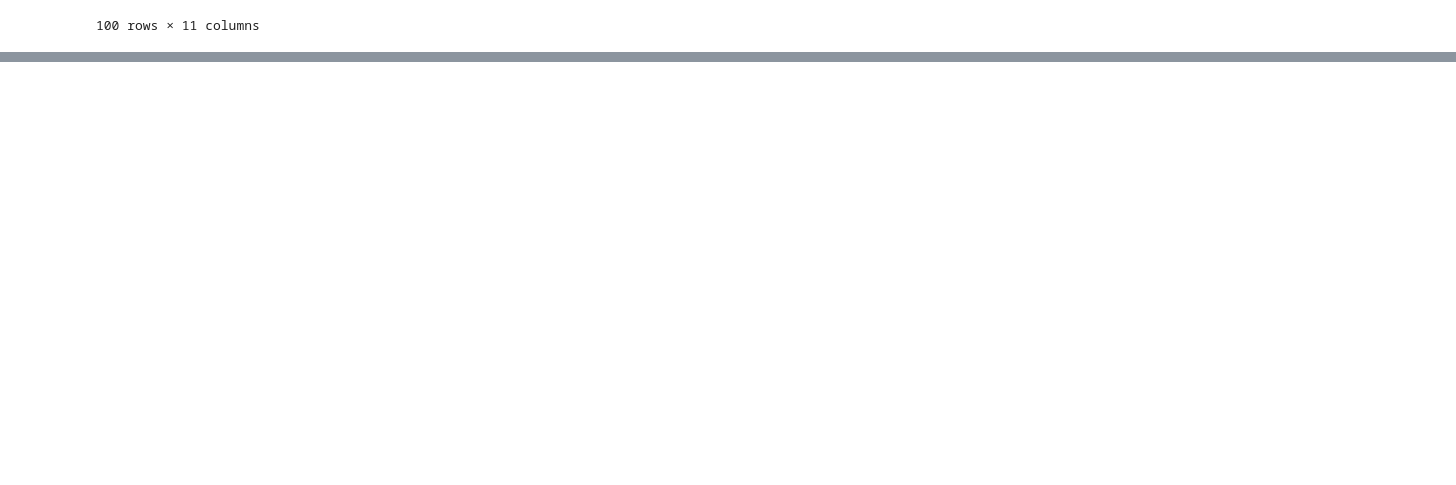
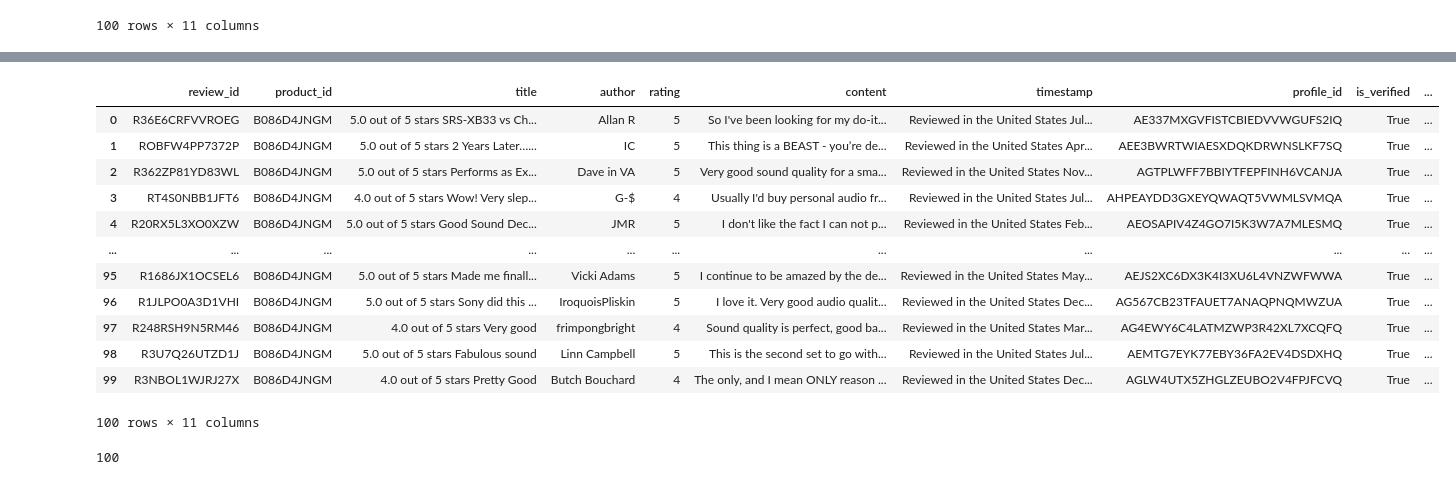
Before and after one commit to Tomisin510/Beats_Speakers_Sentiment_Analysis, a Jupyter notebook: Data_Pre-processing/raw_reviews_to_csv.ipynb, the cells around one changed output, grey strips where cells are left out. Cells and saved outputs as stored; diff of their text form; code cells hidden in the pictures; blank space fills up the shorter version.

```diff
--- a/Data_Pre-processing/raw_reviews_to_csv.ipynb
+++ b/Data_Pre-processing/raw_reviews_to_csv.ipynb
@@ -471,0 +631,71 @@ merged_df.to_csv('merged_reviews_data.csv', index=False)
+# %%
+# Path to the input JSON file containing Sony SRS-XB33 Extra Bass Bluetooth Speaker reviews data
+file_path = 'JSON_files/data_sony_srs.json'
+
+
+# Open the JSON file and load its contents into a Python dictionary
+with open(file_path, 'r') as file:
+    data = json.load(file)
+
+
+# Initialize a list to collect structured review data
+reviews_data = []
+count = 0
+
+# Iterate over each result item in the JSON data
+for result in data['results']:
+    # Extract the ASIN (product identifier) from the nested content
+  asin = result['content']["asin"]
+    # Iterate over every review associated with this result
+  for review in result['content']['reviews']:
+    count += 1 # Increment a counter for processed reviews (used in exception handling)
+    try:
+      # Build a dictionary representing a single review with selected fields
+      review_info = {
+      'review_id': review['id'],
+      'product_id': asin,
+      "title": review["title"],
+      "author": review["author"],
+      "rating": review["rating"],
+      "content": review["content"],
+      "timestamp": review["timestamp"],
+      "profile_id": review["profile_id"],
+      "is_verified": review["is_verified"],
+      "helpful_count": review.get('helpful_count', 0),# Use 0 if not present
+      "product_attributes": review["product_attributes"]
+      }
+      # Append the structured review to our collection
+      reviews_data.append(review_info)
+    except:
+      # If any error occurs while processing this review, print the count
+      # and stop processing further reviews for this result
+      print(count)
+      break
+
+# Convert the list of review dictionaries into a pandas DataFrame
+reviews_df9 = pd.DataFrame(reviews_data)
+
+# Save the DataFrame to a CSV file for later use
+reviews_df9.to_csv('CSV_files/reviews_Sony_SRS-XB33.csv', index=False)
+
+# Display the DataFrame in the notebook environment (optional)
+reviews_df9
+# %% [output]
+|  | review_id | product_id | title | author | rating | content | timestamp | profile_id | is_verified | ... |
+| 0 | R36E6CRFVVROEG | B086D4JNGM | 5.0 out of 5 stars SRS-XB33 vs Ch... | Allan R | 5 | So I've been looking for my do-it... | Reviewed in the United States Jul... | AE337MXGVFISTCBIEDVVWGUFS2IQ | True | ... |
+| 1 | ROBFW4PP7372P | B086D4JNGM | 5.0 out of 5 stars 2 Years Later…... | IC | 5 | This thing is a BEAST - you’re de... | Reviewed in the United States Apr... | AEE3BWRTWIAESXDQKDRWNSLKF7SQ | True | ... |
+| 2 | R362ZP81YD83WL | B086D4JNGM | 5.0 out of 5 stars Performs as Ex... | Dave in VA | 5 | Very good sound quality for a sma... | Reviewed in the United States Nov... | AGTPLWFF7BBIYTFEPFINH6VCANJA | True | ... |
+| 3 | RT4S0NBB1JFT6 | B086D4JNGM | 4.0 out of 5 stars Wow! Very slep... | G-$ | 4 | Usually I'd buy personal audio fr... | Reviewed in the United States Jul... | AHPEAYDD3GXEYQWAQT5VWMLSVMQA | True | ... |
+| 4 | R20RX5L3XO0XZW | B086D4JNGM | 5.0 out of 5 stars Good Sound Dec... | JMR | 5 | I don't like the fact I can not p... | Reviewed in the United States Feb... | AEOSAPIV4Z4GO7I5K3W7A7MLESMQ | True | ... |
+| ... | ... | ... | ... | ... | ... | ... | ... | ... | ... | ... |
+| 95 | R1686JX1OCSEL6 | B086D4JNGM | 5.0 out of 5 stars Made me finall... | Vicki Adams | 5 | I continue to be amazed by the de... | Reviewed in the United States May... | AEJS2XC6DX3K4I3XU6L4VNZWFWWA | True | ... |
+| 96 | R1JLPO0A3D1VHI | B086D4JNGM | 5.0 out of 5 stars Sony did this ... | IroquoisPliskin | 5 | I love it. Very good audio qualit... | Reviewed in the United States Dec... | AG567CB23TFAUET7ANAQPNQMWZUA | True | ... |
+| 97 | R248RSH9N5RM46 | B086D4JNGM | 4.0 out of 5 stars Very good | frimpongbright | 4 | Sound quality is perfect, good ba... | Reviewed in the United States Mar... | AG4EWY6C4LATMZWP3R42XL7XCQFQ | True | ... |
+| 98 | R3U7Q26UTZD1J | B086D4JNGM | 5.0 out of 5 stars Fabulous sound | Linn Campbell | 5 | This is the second set to go with... | Reviewed in the United States Jul... | AEMTG7EYK77EBY36FA2EV4DSDXHQ | True | ... |
+| 99 | R3NBOL1WJRJ27X | B086D4JNGM | 4.0 out of 5 stars Pretty Good | Butch Bouchard | 4 | The only, and I mean ONLY reason ... | Reviewed in the United States Dec... | AGLW4UTX5ZHGLZEUBO2V4FPJFCVQ | True | ... |
+100 rows × 11 columns
+# %%
+# Output the number of rows (reviews) collected for SONY SRS-XB33
+len(reviews_df9)
+# %% [output]
+100
```
Also changed, not shown: parts of 32 cells of this notebook, 15 other files.
